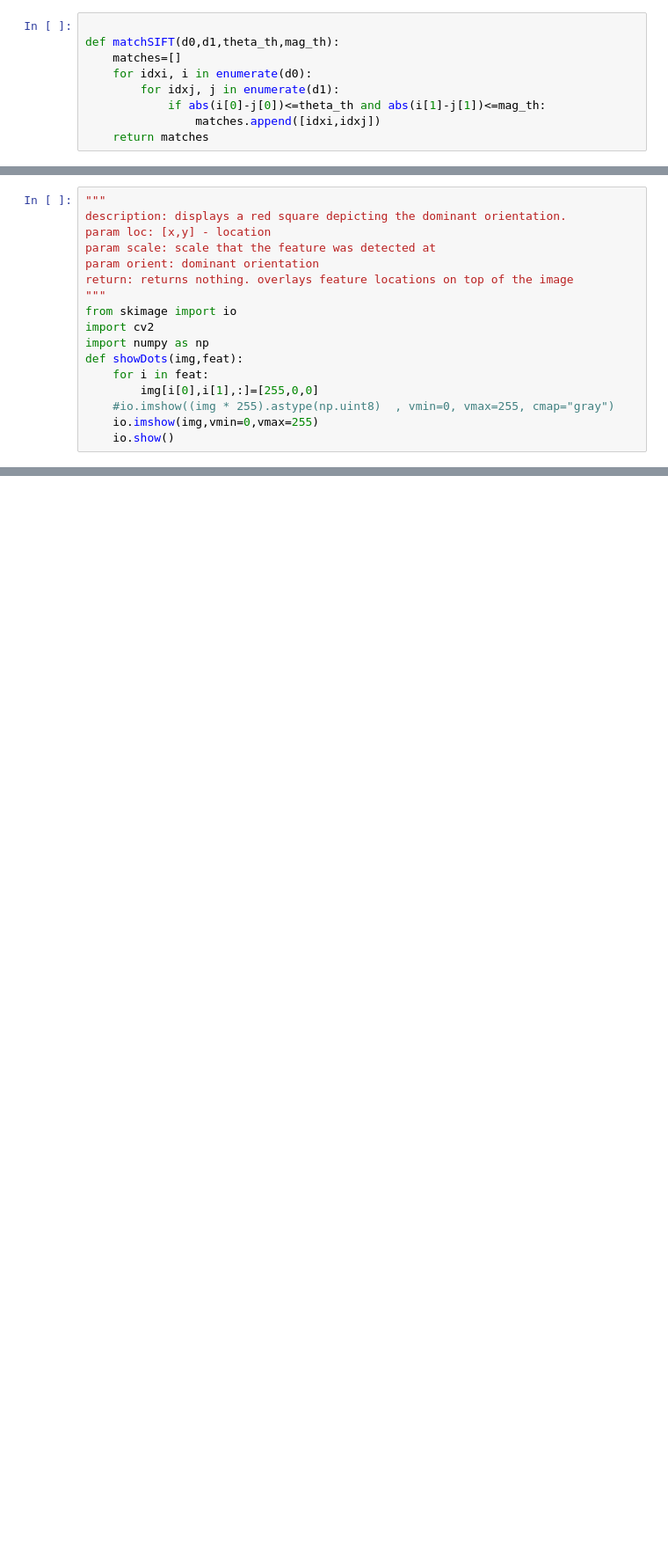
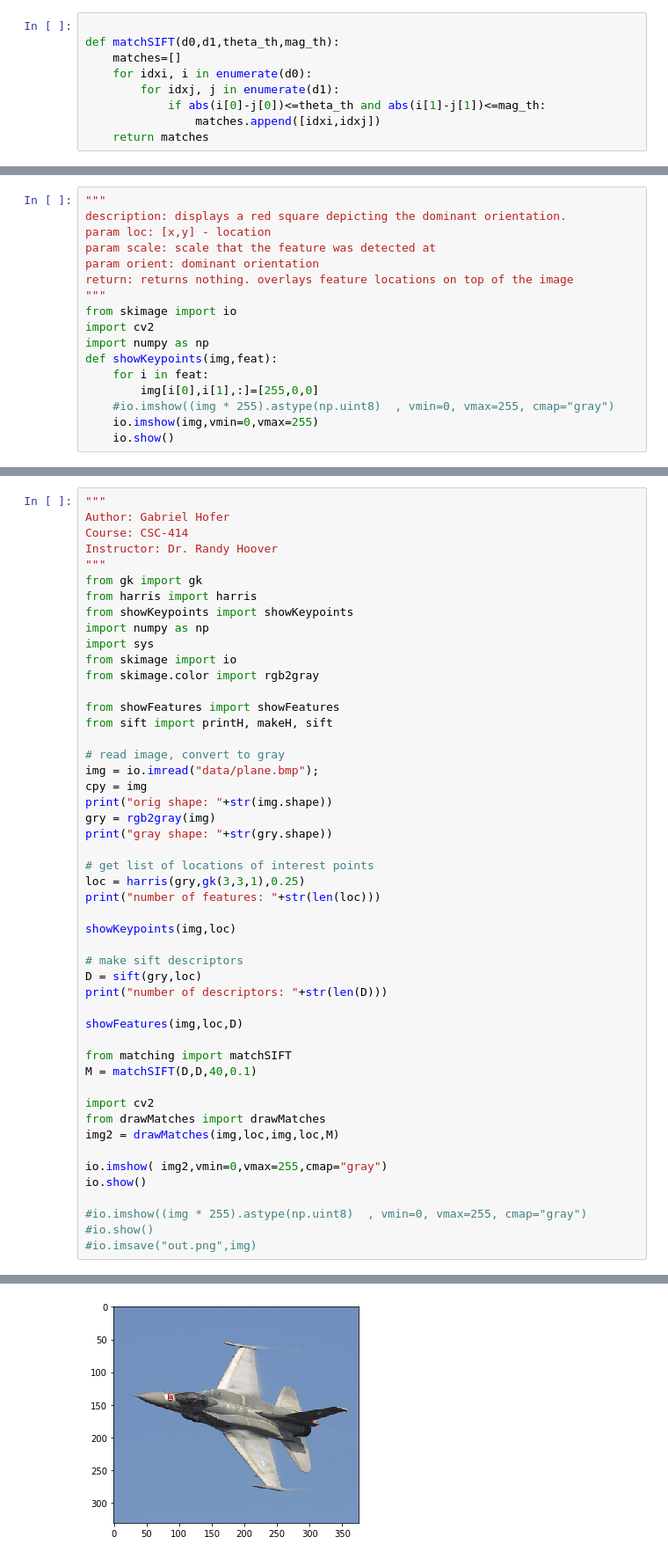
Before and after one commit to gabrielhofer560/CSC-414_P2, a Jupyter notebook: p2.ipynb, the cells around one changed output, grey strips where cells are left out. Shown at 88% size. Drawn from its saved outputs; the diff is of its cells as text; blank space fills up the shorter version.

```diff
--- a/p2.ipynb
+++ b/p2.ipynb
@@ -289,7 +248,7 @@ return: returns nothing. overlays feature locations on top of the image
 from skimage import io
 import cv2
 import numpy as np
-def showDots(img,feat):
+def showKeypoints(img,feat):
     for i in feat:
         img[i[0],i[1],:]=[255,0,0]
     #io.imshow((img * 255).astype(np.uint8)  , vmin=0, vmax=255, cmap="gray")
@@ -353,0 +319,50 @@ def drawMatches(img0,kp0,img1,kp1,matches):
+# %%
+"""
+Author: Gabriel Hofer
+Course: CSC-414
+Instructor: Dr. Randy Hoover
+"""
+from gk import gk
+from harris import harris
+from showKeypoints import showKeypoints
+import numpy as np
+import sys
+from skimage import io
+from skimage.color import rgb2gray
+
+from showFeatures import showFeatures
+from sift import printH, makeH, sift
+
+# read image, convert to gray
+img = io.imread("data/plane.bmp");
+cpy = img
+print("orig shape: "+str(img.shape))
+gry = rgb2gray(img)
+print("gray shape: "+str(gry.shape))
+
+# get list of locations of interest points
+loc = harris(gry,gk(3,3,1),0.25)
+print("number of features: "+str(len(loc)))
+
+showKeypoints(img,loc)
+
+# make sift descriptors
+D = sift(gry,loc)
+print("number of descriptors: "+str(len(D)))
+
+showFeatures(img,loc,D)
+
+from matching import matchSIFT
+M = matchSIFT(D,D,40,0.1)
+
+import cv2
+from drawMatches import drawMatches
+img2 = drawMatches(img,loc,img,loc,M)
+
+io.imshow( img2,vmin=0,vmax=255,cmap="gray")
+io.show()
+
+#io.imshow((img * 255).astype(np.uint8)  , vmin=0, vmax=255, cmap="gray")
+#io.show()
+#io.imsave("out.png",img)
+# %% [output]
@@ -353,0 +373 @@ def drawMatches(img0,kp0,img1,kp1,matches):
+[figure, added]
```
Also changed, not shown: parts of 12 cells of this notebook, 9 other files.
